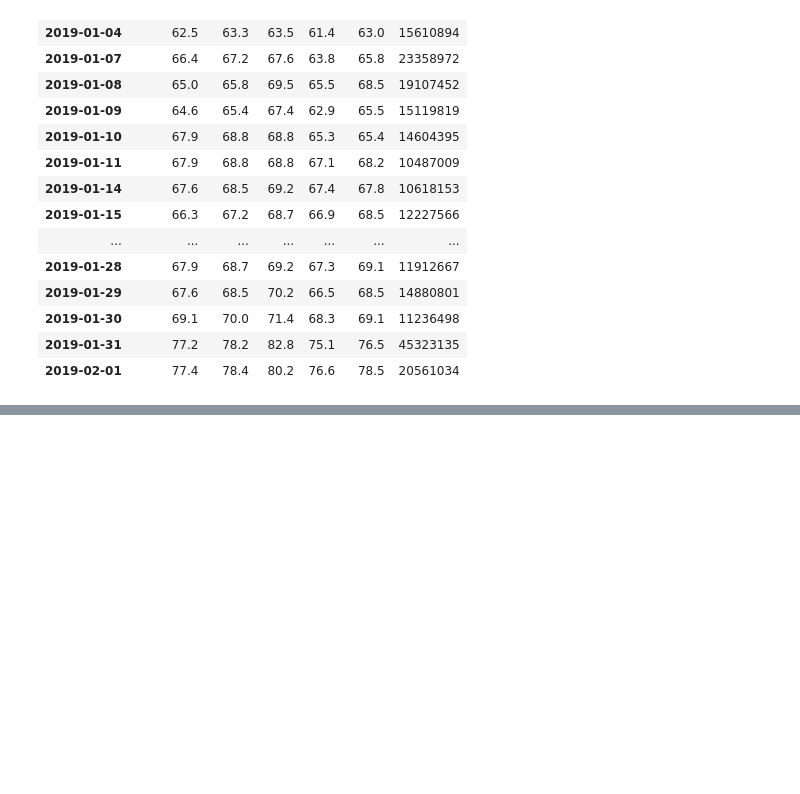
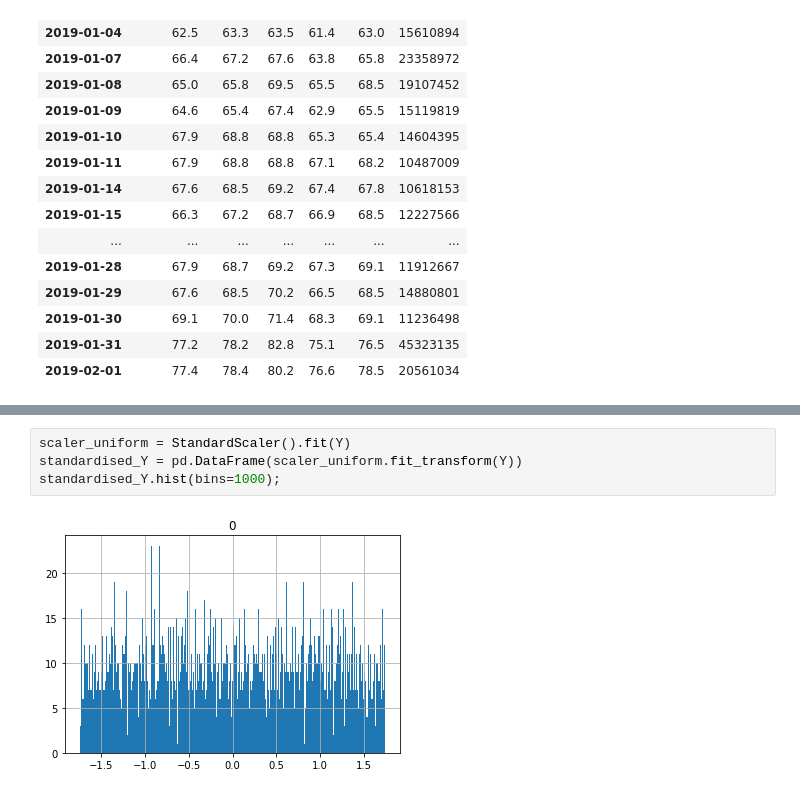
Before and after one commit to Kasimova2022/ml-sagemaker, a Jupyter notebook: fin-ml/introduction.ipynb, the cells around one changed output, grey strips where cells are left out. Drawn from its saved outputs; the diff is of its cells as text; blank space fills up the shorter version.

```diff
--- a/fin-ml/introduction.ipynb
+++ b/fin-ml/introduction.ipynb
@@ -145,0 +192,6 @@ data_web
+# %%
+scaler_uniform = StandardScaler().fit(Y)
+standardised_Y = pd.DataFrame(scaler_uniform.fit_transform(Y))
+standardised_Y.hist(bins=1000);
+# %% [output]
+[figure, added]
```
Also changed, not shown: parts of 22 cells of this notebook.
